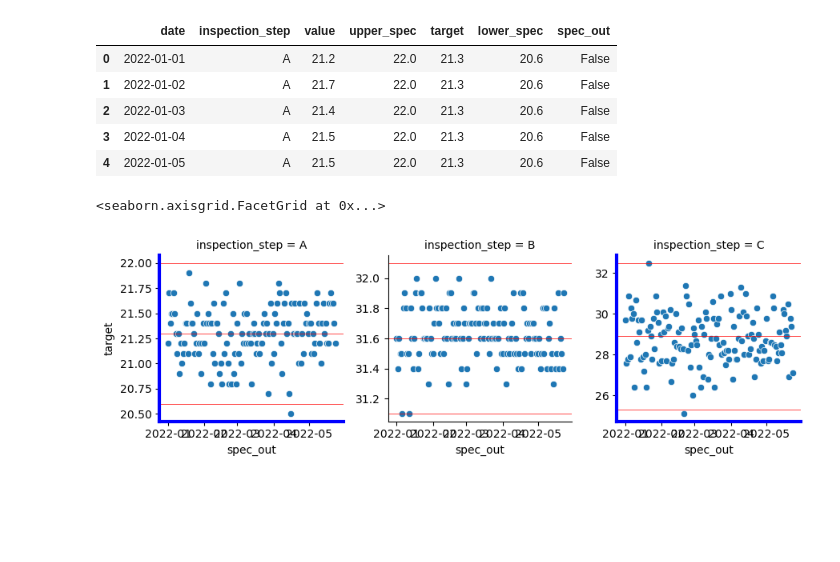
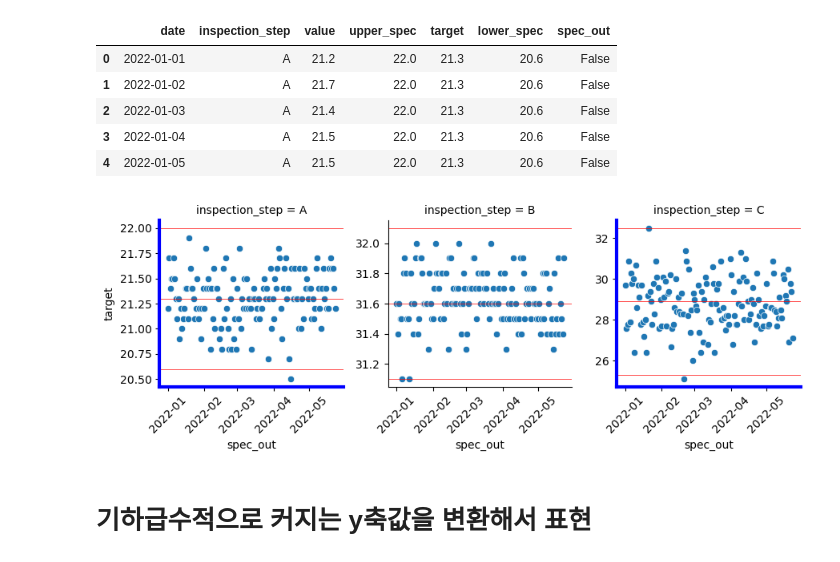
Before and after one commit to 2rlo0/hipython_rep, a Jupyter notebook: 74_visualization_tips.ipynb, the cells around one changed output. Saved outputs shown, nothing was run; the diff lists cells and outputs as text; code cells hidden in the pictures; blank space fills up the shorter version.

```diff
--- a/74_visualization_tips.ipynb
+++ b/74_visualization_tips.ipynb
@@ -460,4 +460,7 @@ fig.add_hline(df_ins_A['upper_spec'].iloc[-1], line_color='red', line_width=0.5)
 # %%
 g = sns.FacetGrid(df_ins, sharex=False, sharey=False, col='inspection_step') # 검사공정 값 A, B, C 각각 차트 구분
 g.map_dataframe(sns.scatterplot, x='date', y='value') # 데이터 뿌리기?
+# x축 tick 라벨 회전
+for ax in g.axes.flat:
+    ax.tick_params(axis='x', rotation=45)   # 45도 회전 (원하는 각도로 변경 가능)
 # %% [output]
@@ -475,4 +477,7 @@ def custom(lower_spec, target, upper_spec, **kws):
 g = sns.FacetGrid(df_ins, sharex=False, sharey=False, col='inspection_step') # 검사공정 값 A, B, C 각각 차트 구분
 g.map_dataframe(sns.scatterplot, x='date', y='value')
 g.map(custom, 'lower_spec', 'target', 'upper_spec')
+# x축 tick 라벨 회전
+for ax in g.axes.flat:
+    ax.tick_params(axis='x', rotation=45)   # 45도 회전 (원하는 각도로 변경 가능)
 # %% [output]
@@ -540,26 +544,29 @@ df_ins.head()
 # %%
 # facegrid.map() 함수를 위한 커스텀 함수 정의
 def custom(lower_spec, target, upper_spec, **kws):
     ax = plt.gca()
     # 수평선 그리기
     ax.axhline(lower_spec.iloc[-1], color='red', linewidth=0.5)
     ax.axhline(target.iloc[-1], color='red', linewidth=0.5)
     ax.axhline(upper_spec.iloc[-1], color='red', linewidth=0.5)
 
 
 def if_spec_out(spec_out, **kws):
     if spec_out.sum() > 0:
         ax=plt.gca()
         spines = ['left', 'bottom']
         for spine in spines:
             ax.spines[spine].set_color('blue')
             ax.spines[spine].set_linewidth(3)
 
 g = sns.FacetGrid(df_ins, sharex=False, sharey=False, col='inspection_step') # 검사공정 값 A, B, C 각각 차트 구분
 g.map_dataframe(sns.scatterplot, x='date', y='value')
 g.map(custom, 'lower_spec', 'target', 'upper_spec')
 g.map(if_spec_out, 'spec_out')
+
+# x축 tick 라벨 회전
+for ax in g.axes.flat:
+    ax.tick_params(axis='x', rotation=45)   # 45도 회전 (원하는 각도로 변경 가능)
 # %% [output]
-<seaborn.axisgrid.FacetGrid at 0x...>
-[figure, old version]
+[figure, new version]
 # %%
@@ -572,0 +576,2 @@ g.map(if_spec_out, 'spec_out')
+# %% [markdown]
+# 기하급수적으로 커지는 y축값을 변환해서 표현
```
Also changed, not shown: parts of 21 cells of this notebook, 2 other files.
